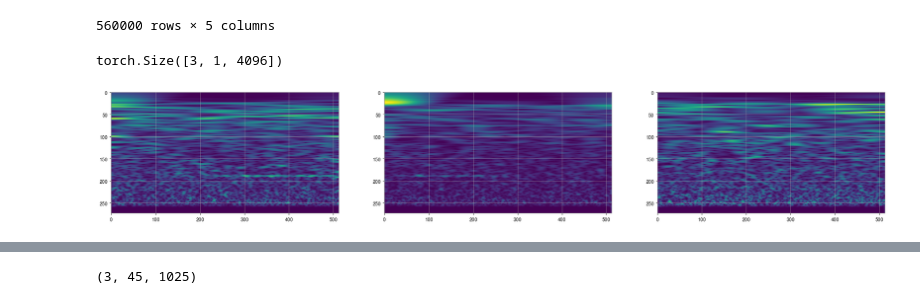
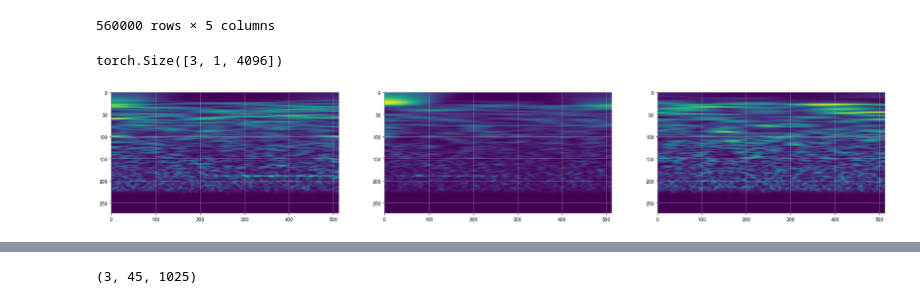
Before and after one commit to trytolose/grav_waves_detection, a Jupyter notebook: notebooks/Untitled.ipynb, the cells around one changed output, grey strips where cells are left out. Drawn from its saved outputs; the diff is of its cells as text; code cells hidden in the pictures.

```diff
--- a/notebooks/Untitled.ipynb
+++ b/notebooks/Untitled.ipynb
@@ -122,30 +122,30 @@ df
 # %%
 x = np.load(df.loc[231342, "path"])
 
-x = minmax_bandpass_transform(x, lf=30, hf=800)
+x = minmax_bandpass_transform(x, lf=30, hf=500)
 x = torch.tensor(x).float().unsqueeze(1)
 print(x.shape)
 out = cqt(x)
 # out = torch.absolute(out).squeeze().cpu().numpy()
 
 plt.figure(figsize=(30, 30))
 plt.subplot(131)
 plt.imshow(out[0])
 plt.subplot(132)
 plt.imshow(out[1])
 plt.subplot(133)
 plt.imshow(out[2])
 plt.show()
 
 # plt.imshow(
 #     out[0],
 #     aspect="auto",
 #     vmax=out.max(),
 #     vmin=out.min(),
 # )
 # %% [output]
 torch.Size([3, 1, 4096])
-[figure, old version]
+[figure, new version]
 # %%
 x = np.load(df.loc[33, "path"])
 
```
Also changed, not shown: parts of 2 cells of this notebook, 18 other files.
